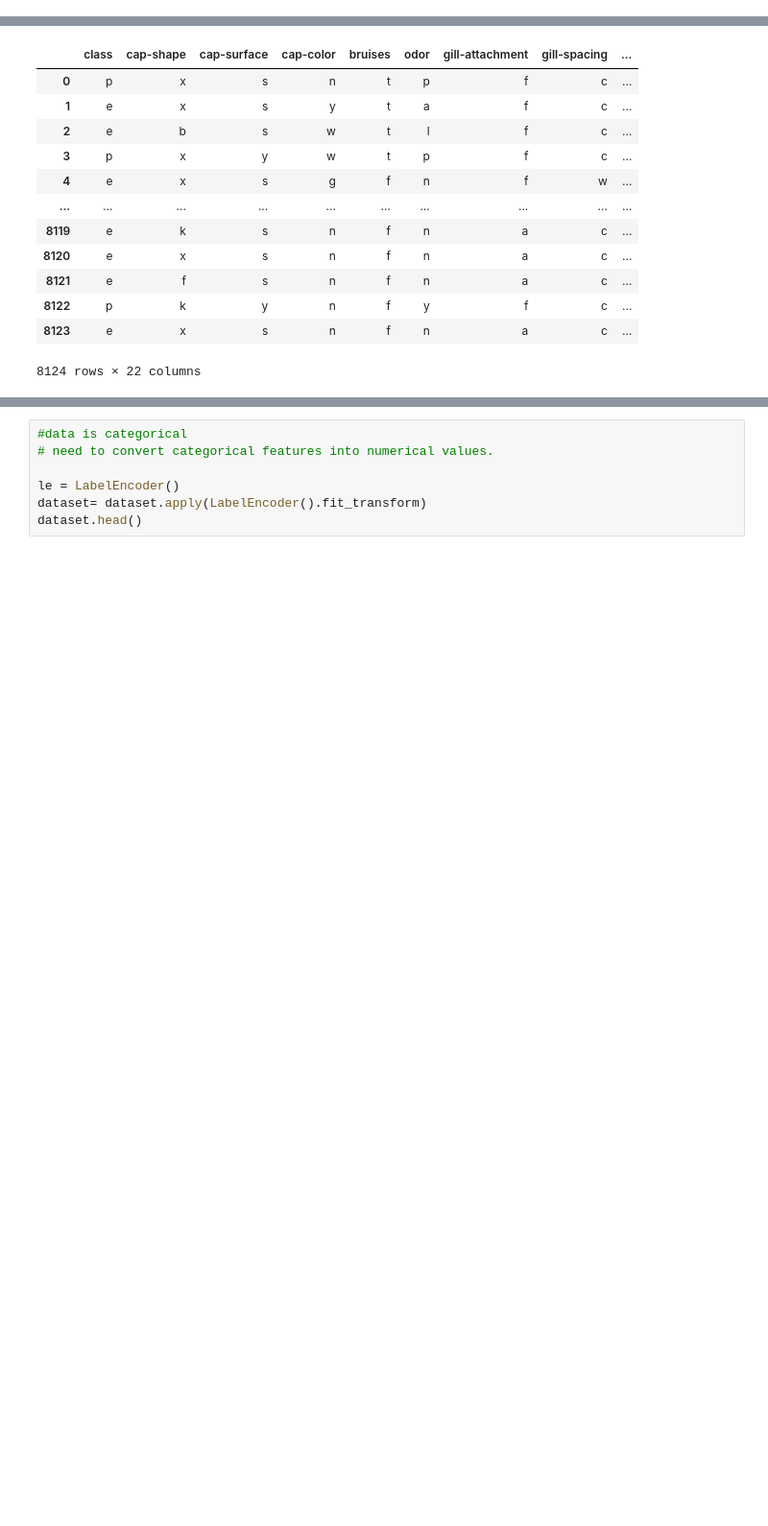
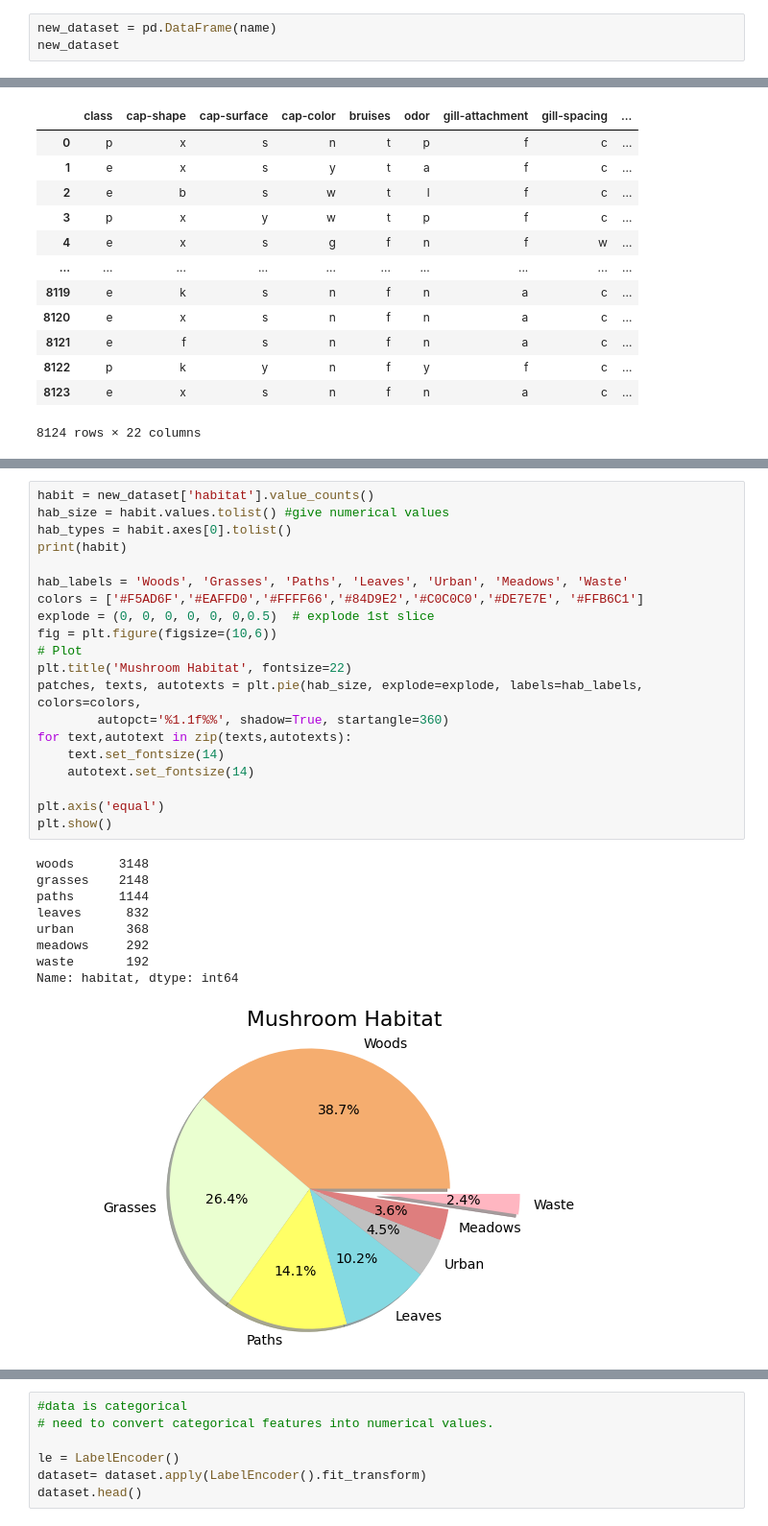
Before and after one commit to knocknguyen/Mushroom_Classification, a Jupyter notebook: Mushroom Classification .ipynb, the cells around one changed output, grey strips where cells are left out. Shown: that part at 96% size. Cells and saved outputs as stored; diff of their text form; blank space fills up the shorter version.

```diff
--- a/Mushroom Classification .ipynb
+++ b/Mushroom Classification .ipynb
@@ -35,0 +92,3 @@ dataset
+# %%
+new_dataset = pd.DataFrame(name)
+new_dataset
@@ -171,0 +256,30 @@ plt.show()
+# %%
+habit = new_dataset['habitat'].value_counts()
+hab_size = habit.values.tolist() #give numerical values
+hab_types = habit.axes[0].tolist()
+print(habit)
+
+hab_labels = 'Woods', 'Grasses', 'Paths', 'Leaves', 'Urban', 'Meadows', 'Waste'
+colors = ['#F5AD6F','#EAFFD0','#FFFF66','#84D9E2','#C0C0C0','#DE7E7E', '#FFB6C1']
+explode = (0, 0, 0, 0, 0, 0,0.5)  # explode 1st slice
+fig = plt.figure(figsize=(10,6))
+# Plot
+plt.title('Mushroom Habitat', fontsize=22)
+patches, texts, autotexts = plt.pie(hab_size, explode=explode, labels=hab_labels, colors=colors,
+        autopct='%1.1f%%', shadow=True, startangle=360)
+for text,autotext in zip(texts,autotexts):
+    text.set_fontsize(14)
+    autotext.set_fontsize(14)
+
+plt.axis('equal')
+plt.show()
+# %% [output]
+woods      3148
+grasses    2148
+paths      1144
+leaves      832
+urban       368
+meadows     292
+waste       192
+Name: habitat, dtype: int64
+[figure, added]
```
Also changed, not shown: parts of 16 cells of this notebook.
